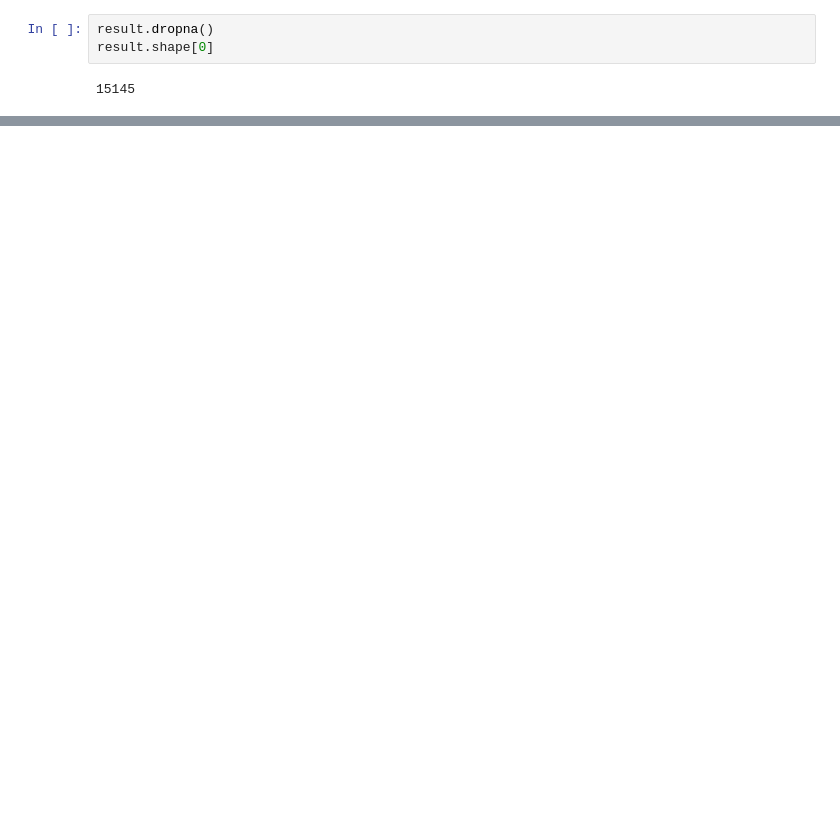
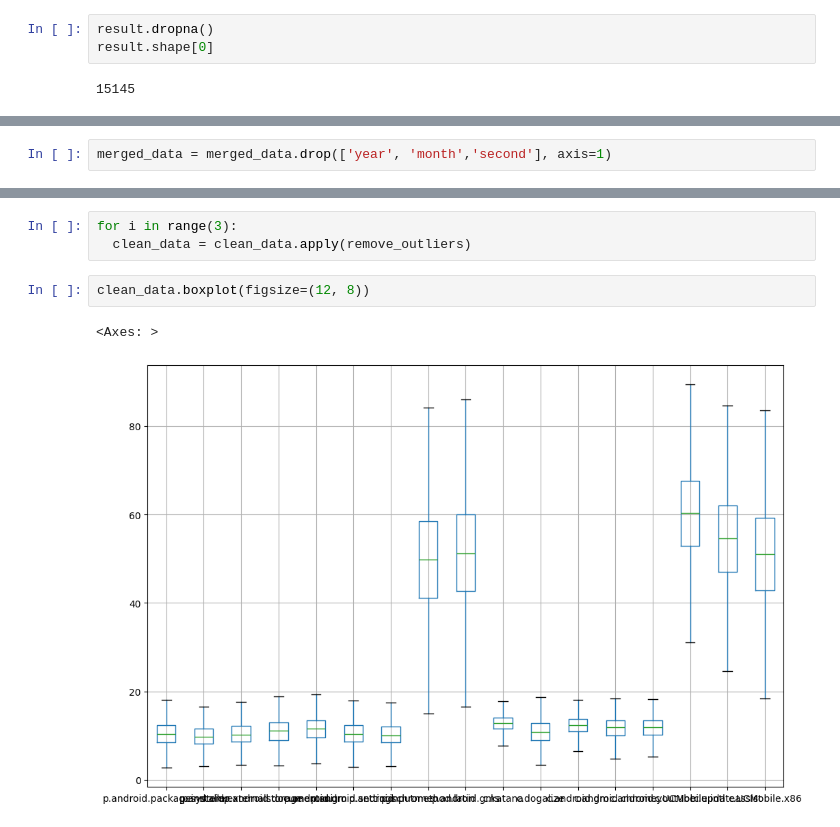
Before and after one commit to myrres0/IAU-2024, a Jupyter notebook: phase-2-oleh.ipynb, the cells around one changed output, grey strips where cells are left out. Saved outputs shown, nothing was run; the diff lists cells and outputs as text; blank space fills up the shorter version.

```diff
--- a/phase-2-oleh.ipynb
+++ b/phase-2-oleh.ipynb
@@ -87,0 +175,2 @@ memory usage: 4.5+ MB
+# %%
+merged_data = merged_data.drop(['year', 'month','second'], axis=1)
@@ -87,0 +225,8 @@ memory usage: 4.5+ MB
+# %%
+for i in range(3):
+  clean_data = clean_data.apply(remove_outliers)
+# %%
+clean_data.boxplot(figsize=(12, 8))
+# %% [output]
+<Axes: >
+[figure, added]
```
Also changed, not shown: parts of 48 cells of this notebook.
